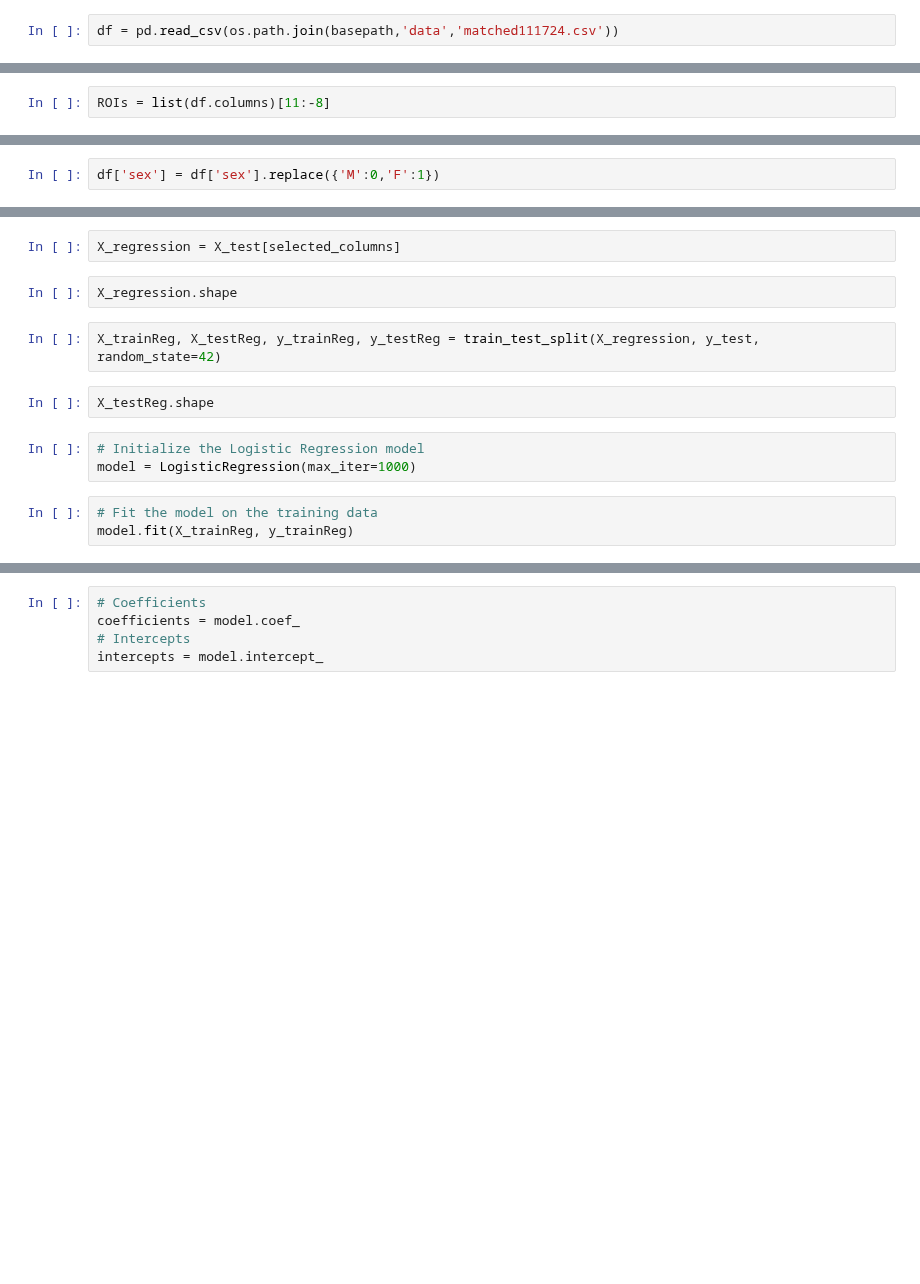
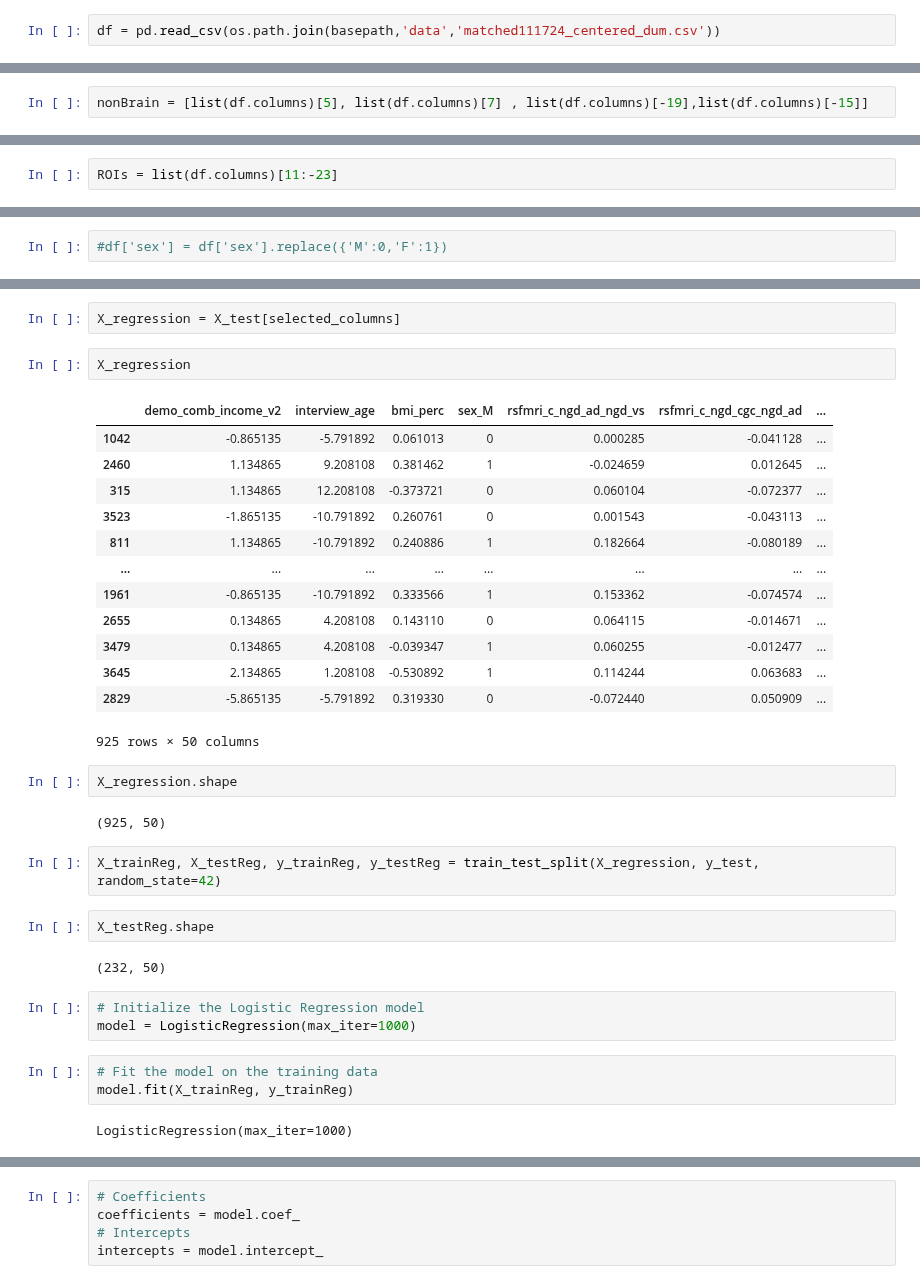
Before and after one commit to grace-shearrer/SSIB-2024, a Jupyter notebook: Scripts_Yana/Final_cleaning_data_scripts/SSBneuroAnalysis.ipynb, the cells around one changed output, grey strips where cells are left out. Drawn from its saved outputs; the diff is of its cells as text; blank space fills up the shorter version.

```diff
--- a/Scripts_Yana/Final_cleaning_data_scripts/SSBneuroAnalysis.ipynb
+++ b/Scripts_Yana/Final_cleaning_data_scripts/SSBneuroAnalysis.ipynb
@@ -62,7 +62,7 @@ from nltools.stats import fdr, threshold
 # %%
 basepath = '/Users/gracer/Library/CloudStorage/OneDrive-UniversityofWyoming/0. Lab/M2AENAD Lab - Documents/RESEARCH/ABCD/Yana_SSIB_2024/'
 # %%
-df = pd.read_csv(os.path.join(basepath,'data','matched111724.csv'))
+df = pd.read_csv(os.path.join(basepath,'data','matched111724_centered_dum.csv'))
 # %%
 # Get number of subjects
 n = df.shape[0]
@@ -98,0 +93,2 @@ nonBrain
+# %%
+nonBrain = [list(df.columns)[5], list(df.columns)[7] , list(df.columns)[-19],list(df.columns)[-15]]
@@ -99,4 +99,4 @@ nonBrain
 # %%
-ROIs = list(df.columns)[11:-8]
+ROIs = list(df.columns)[11:-23]
 # %%
 ROIS = nonBrain+ROIs
@@ -103,5 +123,5 @@ ROIS = nonBrain+ROIs
 # %%
-df['sex'] = df['sex'].replace({'M':0,'F':1})
+#df['sex'] = df['sex'].replace({'M':0,'F':1})
 # %%
 df['ssb_group'] = df['ssb_group'].replace({'low':0,'high':1})
 # %%
@@ -325,18 +361,40 @@ selected_columns
 from sklearn.linear_model import LogisticRegression
 # %%
 X_regression = X_test[selected_columns]
+# %%
+X_regression
+# %% [output]
+|  | demo_comb_income_v2 | interview_age | bmi_perc | sex_M | rsfmri_c_ngd_ad_ngd_vs | rsfmri_c_ngd_cgc_ngd_ad | ... |
+| 1042 | -0.865135 | -5.791892 | 0.061013 | 0 | 0.000285 | -0.041128 | ... |
+| 2460 | 1.134865 | 9.208108 | 0.381462 | 1 | -0.024659 | 0.012645 | ... |
+| 315 | 1.134865 | 12.208108 | -0.373721 | 0 | 0.060104 | -0.072377 | ... |
+| 3523 | -1.865135 | -10.791892 | 0.260761 | 0 | 0.001543 | -0.043113 | ... |
+| 811 | 1.134865 | -10.791892 | 0.240886 | 1 | 0.182664 | -0.080189 | ... |
+| ... | ... | ... | ... | ... | ... | ... | ... |
+| 1961 | -0.865135 | -10.791892 | 0.333566 | 1 | 0.153362 | -0.074574 | ... |
+| 2655 | 0.134865 | 4.208108 | 0.143110 | 0 | 0.064115 | -0.014671 | ... |
+| 3479 | 0.134865 | 4.208108 | -0.039347 | 1 | 0.060255 | -0.012477 | ... |
+| 3645 | 2.134865 | 1.208108 | -0.530892 | 1 | 0.114244 | 0.063683 | ... |
+| 2829 | -5.865135 | -5.791892 | 0.319330 | 0 | -0.072440 | 0.050909 | ... |
+925 rows × 50 columns
 # %%
 X_regression.shape
+# %% [output]
+(925, 50)
 # %%
 X_trainReg, X_testReg, y_trainReg, y_testReg = train_test_split(X_regression, y_test, random_state=42)
 # %%
 X_testReg.shape
+# %% [output]
+(232, 50)
 # %%
 # Initialize the Logistic Regression model
 model = LogisticRegression(max_iter=1000)
 # %%
 # Fit the model on the training data
 model.fit(X_trainReg, y_trainReg)
+# %% [output]
+LogisticRegression(max_iter=1000)
 # %%
 # Predict on the test set
 y_predReg = model.predict(X_testReg)
```
Also changed, not shown: parts of 47 cells of this notebook, 1 other file.
